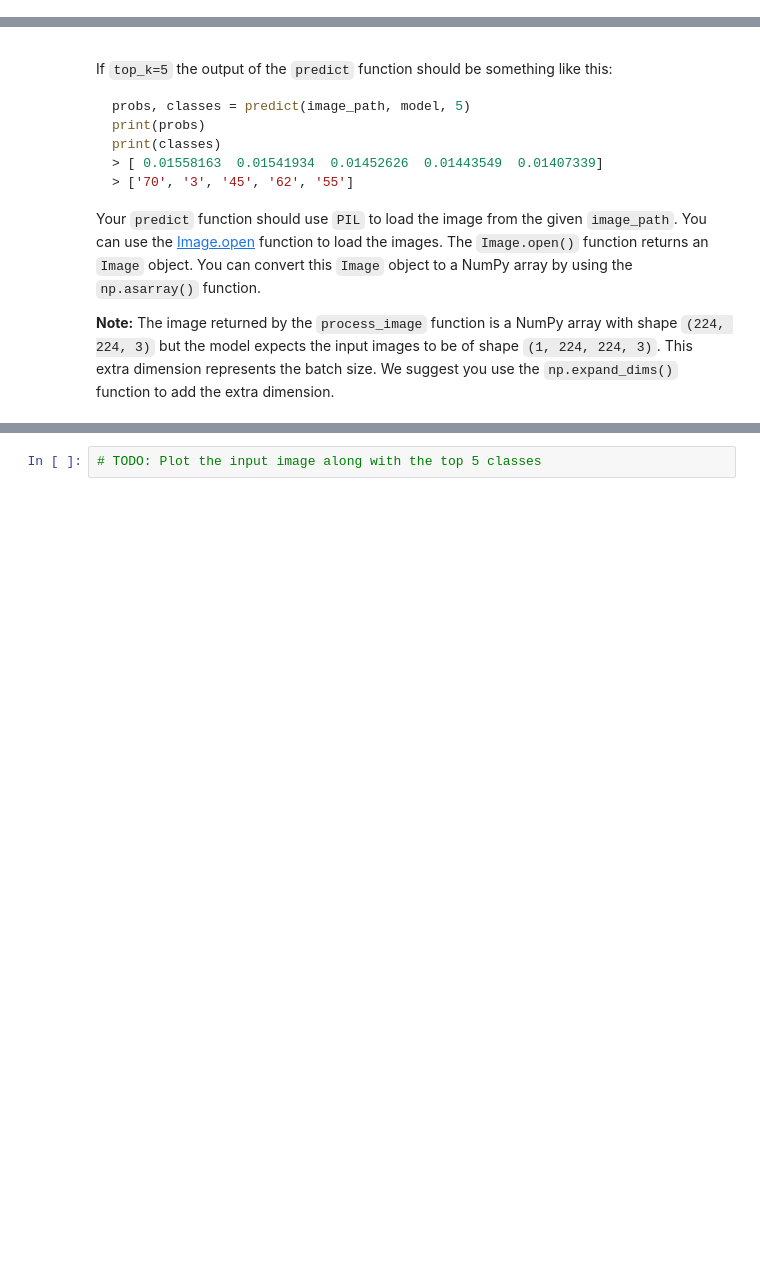
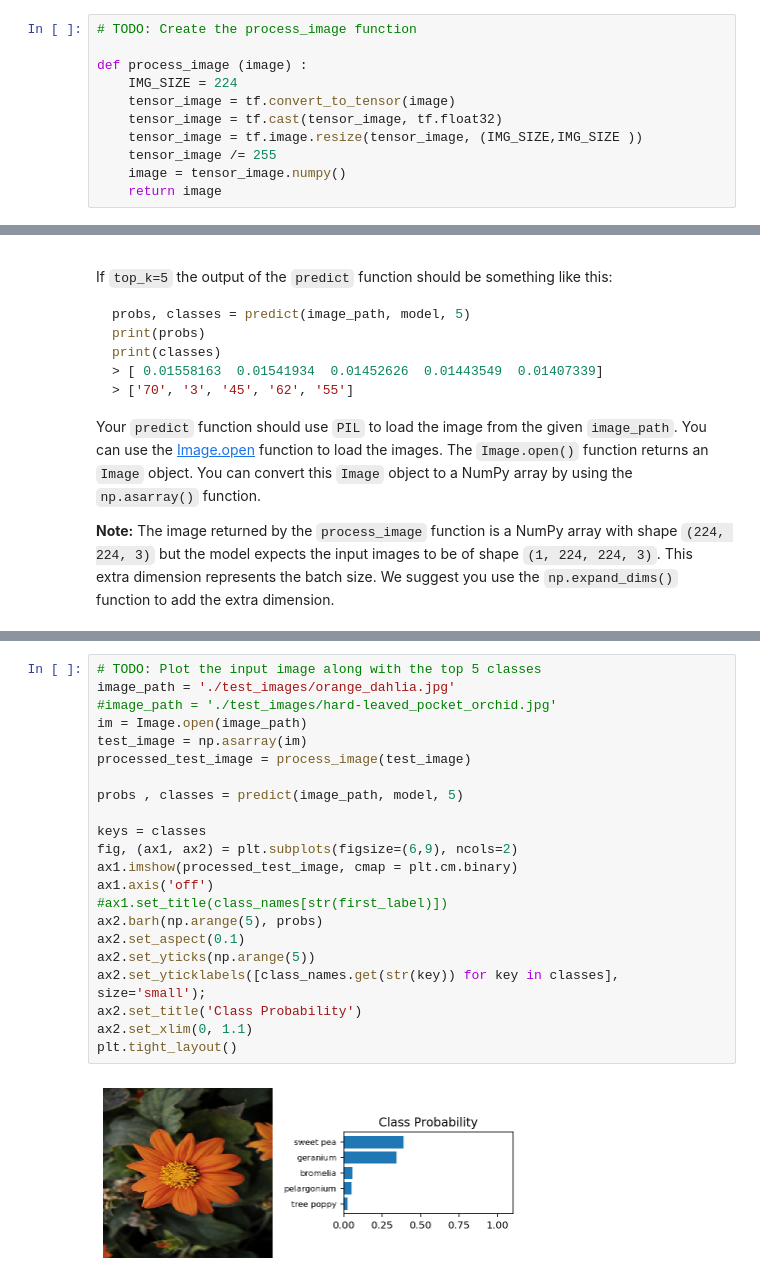
Before and after one commit to NasimKh/intro-to-ml-tensorflow, a Jupyter notebook: projects/p2_image_classifier/Project_Image_Classifier_Project.ipynb, the cells around one changed output, grey strips where cells are left out. Saved outputs shown, nothing was run; the diff lists cells and outputs as text; blank space fills up the shorter version.

```diff
--- a/projects/p2_image_classifier/Project_Image_Classifier_Project.ipynb
+++ b/projects/p2_image_classifier/Project_Image_Classifier_Project.ipynb
@@ -333,3 +538,14 @@ Finally, convert your image back to a NumPy array using the `.numpy()` method.
+# %%
+# TODO: Create the process_image function
+
+def process_image (image) :
+    IMG_SIZE = 224
+    tensor_image = tf.convert_to_tensor(image)
+    tensor_image = tf.cast(tensor_image, tf.float32)
+    tensor_image = tf.image.resize(tensor_image, (IMG_SIZE,IMG_SIZE ))
+    tensor_image /= 255
+    image = tensor_image.numpy()
+    return image
 # %% [markdown]
 To check your `process_image` function we have provided 4 images in the `./test_images/` folder:
 
@@ -396,5 +767,27 @@ In the cell below use `matplotlib` to plot the input image alongside the probabi
 <img src='assets/inference_example.png' width=600px>
 
 You can convert from the class integer labels to actual flower names using `class_names`.
-# %%
-# TODO: Plot the input image along with the top 5 classes
+# %%
+# TODO: Plot the input image along with the top 5 classes
+image_path = './test_images/orange_dahlia.jpg'
+#image_path = './test_images/hard-leaved_pocket_orchid.jpg'
+im = Image.open(image_path)
+test_image = np.asarray(im)
+processed_test_image = process_image(test_image)
+
+probs , classes = predict(image_path, model, 5)
+
+keys = classes
+fig, (ax1, ax2) = plt.subplots(figsize=(6,9), ncols=2)
+ax1.imshow(processed_test_image, cmap = plt.cm.binary)
+ax1.axis('off')
+#ax1.set_title(class_names[str(first_label)])
+ax2.barh(np.arange(5), probs)
+ax2.set_aspect(0.1)
+ax2.set_yticks(np.arange(5))
+ax2.set_yticklabels([class_names.get(str(key)) for key in classes], size='small');
+ax2.set_title('Class Probability')
+ax2.set_xlim(0, 1.1)
+plt.tight_layout()
+# %% [output]
+[figure, added]
```
Also changed, not shown: parts of 35 cells of this notebook, 3 other files.
